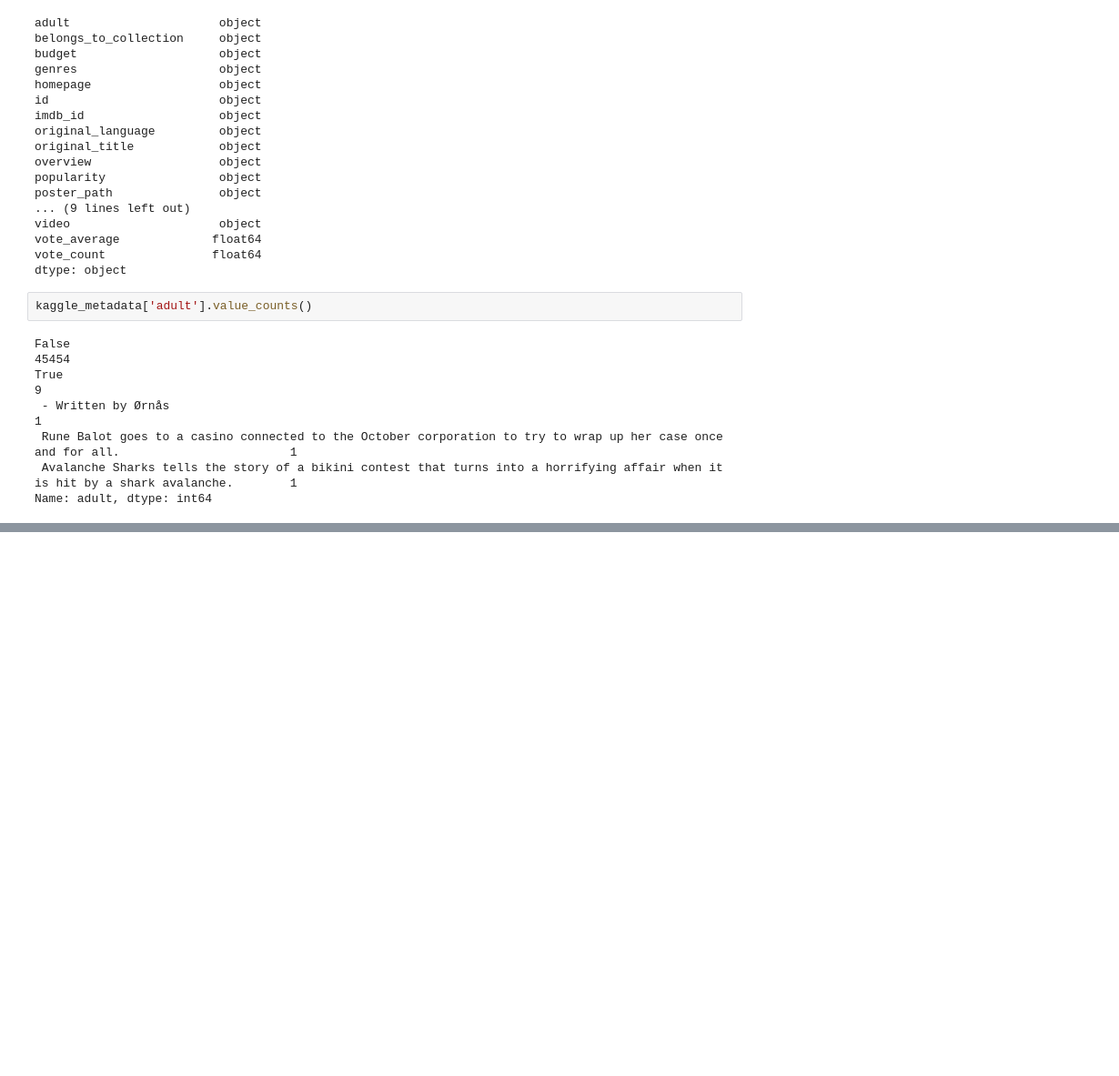
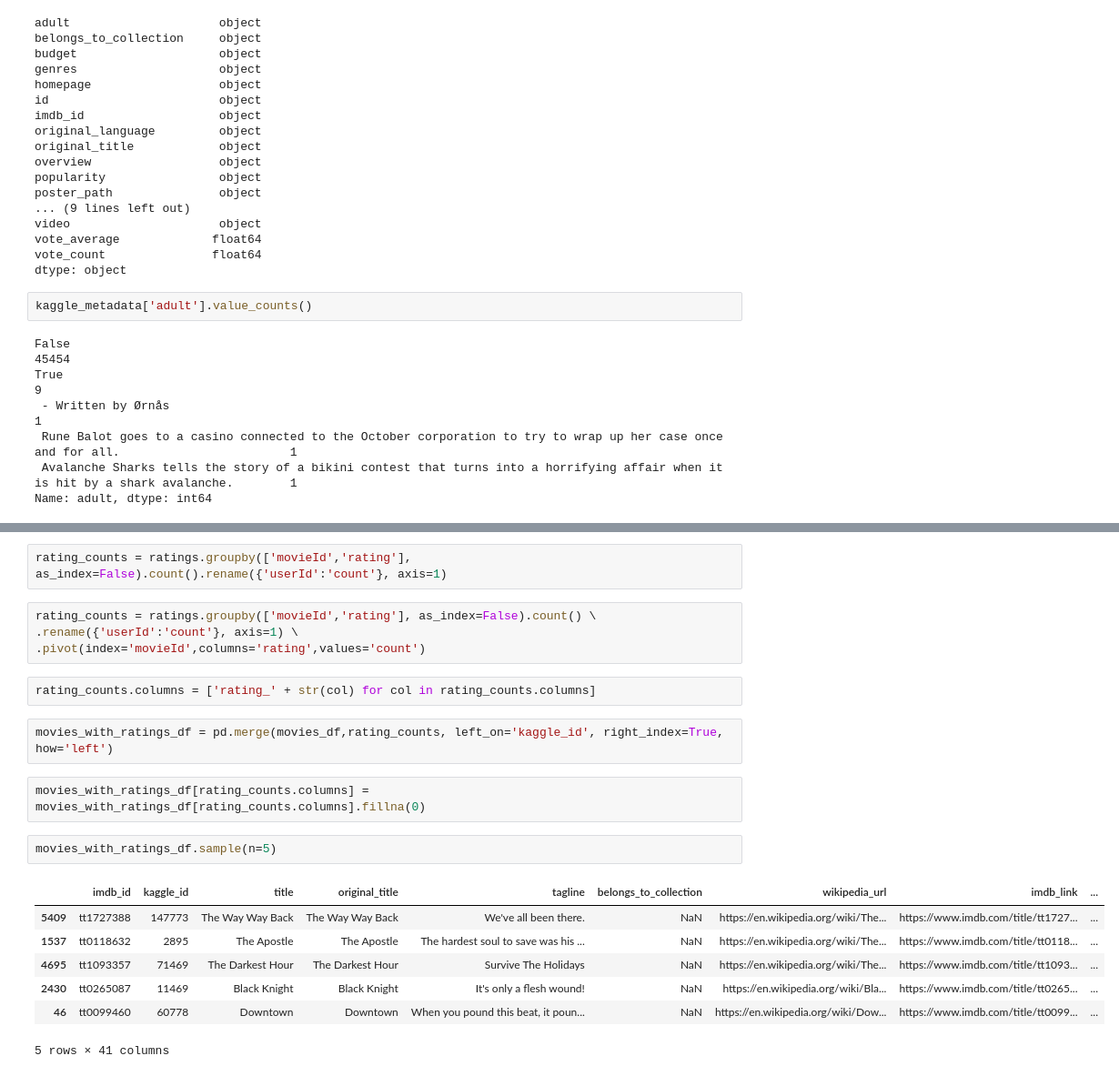
Before and after one commit to BadComp0ny/Movies-ETL, a Jupyter notebook: Test1.ipynb, the cells around one changed output, grey strips where cells are left out. Shown: that part at 91% size. Drawn from its saved outputs; the diff is of its cells as text; blank space fills up the shorter version.

```diff
--- a/Test1.ipynb
+++ b/Test1.ipynb
@@ -1065,0 +1068,22 @@ movies_df
+# %%
+rating_counts = ratings.groupby(['movieId','rating'], as_index=False).count().rename({'userId':'count'}, axis=1)
+# %%
+rating_counts = ratings.groupby(['movieId','rating'], as_index=False).count() \
+.rename({'userId':'count'}, axis=1) \
+.pivot(index='movieId',columns='rating',values='count')
+# %%
+rating_counts.columns = ['rating_' + str(col) for col in rating_counts.columns]
+# %%
+movies_with_ratings_df = pd.merge(movies_df,rating_counts, left_on='kaggle_id', right_index=True, how='left')
+# %%
+movies_with_ratings_df[rating_counts.columns] = movies_with_ratings_df[rating_counts.columns].fillna(0)
+# %%
+movies_with_ratings_df.sample(n=5)
+# %% [output]
+|  | imdb_id | kaggle_id | title | original_title | tagline | belongs_to_collection | wikipedia_url | imdb_link | ... |
+| 5409 | tt1727388 | 147773 | The Way Way Back | The Way Way Back | We've all been there. | NaN | https://en.wikipedia.org/wiki/The... | https://www.imdb.com/title/tt1727... | ... |
+| 1537 | tt0118632 | 2895 | The Apostle | The Apostle | The hardest soul to save was his ... | NaN | https://en.wikipedia.org/wiki/The... | https://www.imdb.com/title/tt0118... | ... |
+| 4695 | tt1093357 | 71469 | The Darkest Hour | The Darkest Hour | Survive The Holidays | NaN | https://en.wikipedia.org/wiki/The... | https://www.imdb.com/title/tt1093... | ... |
+| 2430 | tt0265087 | 11469 | Black Knight | Black Knight | It's only a flesh wound! | NaN | https://en.wikipedia.org/wiki/Bla... | https://www.imdb.com/title/tt0265... | ... |
+| 46 | tt0099460 | 60778 | Downtown | Downtown | When you pound this beat, it poun... | NaN | https://en.wikipedia.org/wiki/Dow... | https://www.imdb.com/title/tt0099... | ... |
+5 rows × 41 columns
```
Also changed, not shown: parts of 81 cells of this notebook.
